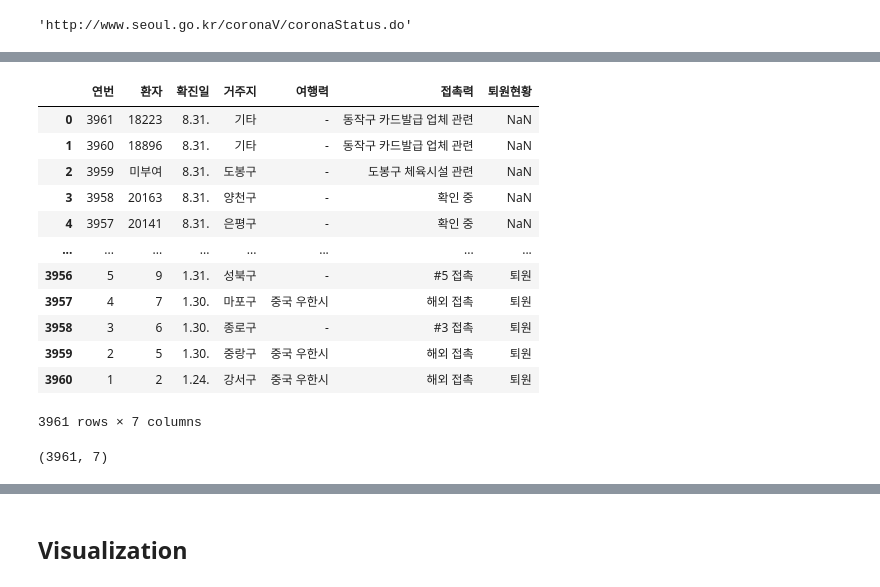
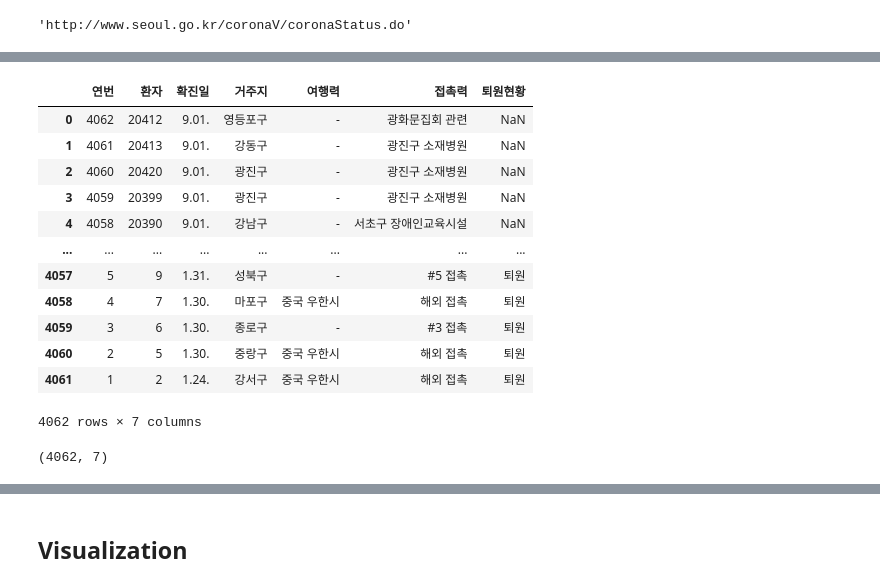
Before and after one commit to snoop2head/covid19_unknown_spread, a Jupyter notebook: Seoul-Covid19.ipynb, the cells around one changed output, grey strips where cells are left out. Saved outputs shown, nothing was run; the diff lists cells and outputs as text; code cells hidden in the pictures.

```diff
--- a/Seoul-Covid19.ipynb
+++ b/Seoul-Covid19.ipynb
@@ -42,26 +42,26 @@ tables
 # %%
 # index the table with covid19 patient data
-tables[6]
+tables[-2]
 # %% [output]
 |  | 연번 | 환자 | 확진일 | 거주지 | 여행력 | 접촉력 | 퇴원현황 |
-| 0 | 3961 | 18223 | 8.31. | 기타 | - | 동작구 카드발급 업체 관련 | NaN |
-| 1 | 3960 | 18896 | 8.31. | 기타 | - | 동작구 카드발급 업체 관련 | NaN |
-| 2 | 3959 | 미부여 | 8.31. | 도봉구 | - | 도봉구 체육시설 관련 | NaN |
-| 3 | 3958 | 20163 | 8.31. | 양천구 | - | 확인 중 | NaN |
-| 4 | 3957 | 20141 | 8.31. | 은평구 | - | 확인 중 | NaN |
+| 0 | 4062 | 20412 | 9.01. | 영등포구 | - | 광화문집회 관련 | NaN |
+| 1 | 4061 | 20413 | 9.01. | 강동구 | - | 광진구 소재병원 | NaN |
+| 2 | 4060 | 20420 | 9.01. | 광진구 | - | 광진구 소재병원 | NaN |
+| 3 | 4059 | 20399 | 9.01. | 광진구 | - | 광진구 소재병원 | NaN |
+| 4 | 4058 | 20390 | 9.01. | 강남구 | - | 서초구 장애인교육시설 | NaN |
 | ... | ... | ... | ... | ... | ... | ... | ... |
-| 3956 | 5 | 9 | 1.31. | 성북구 | - | #5 접촉 | 퇴원 |
-| 3957 | 4 | 7 | 1.30. | 마포구 | 중국 우한시 | 해외 접촉 | 퇴원 |
-| 3958 | 3 | 6 | 1.30. | 종로구 | - | #3 접촉 | 퇴원 |
-| 3959 | 2 | 5 | 1.30. | 중랑구 | 중국 우한시 | 해외 접촉 | 퇴원 |
-| 3960 | 1 | 2 | 1.24. | 강서구 | 중국 우한시 | 해외 접촉 | 퇴원 |
+| 4057 | 5 | 9 | 1.31. | 성북구 | - | #5 접촉 | 퇴원 |
+| 4058 | 4 | 7 | 1.30. | 마포구 | 중국 우한시 | 해외 접촉 | 퇴원 |
+| 4059 | 3 | 6 | 1.30. | 종로구 | - | #3 접촉 | 퇴원 |
+| 4060 | 2 | 5 | 1.30. | 중랑구 | 중국 우한시 | 해외 접촉 | 퇴원 |
+| 4061 | 1 | 2 | 1.24. | 강서구 | 중국 우한시 | 해외 접촉 | 퇴원 |
-3961 rows × 7 columns
+4062 rows × 7 columns
 # %%
 # get number of confirmed cases and numbers of columns
-df = tables[6]
+df = tables[-2]
 df.shape
 # %% [output]
-(3961, 7)
+(4062, 7)
 # %%
 # peek at the dataframe
 df.head()
```
Also changed, not shown: parts of 31 cells of this notebook, 4 other files.
